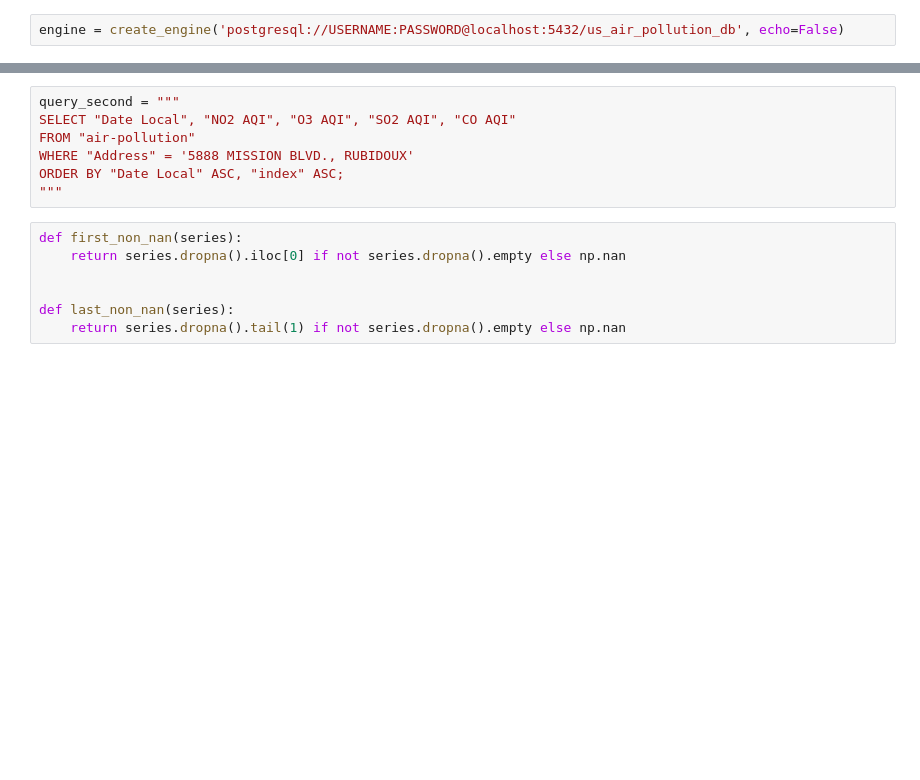
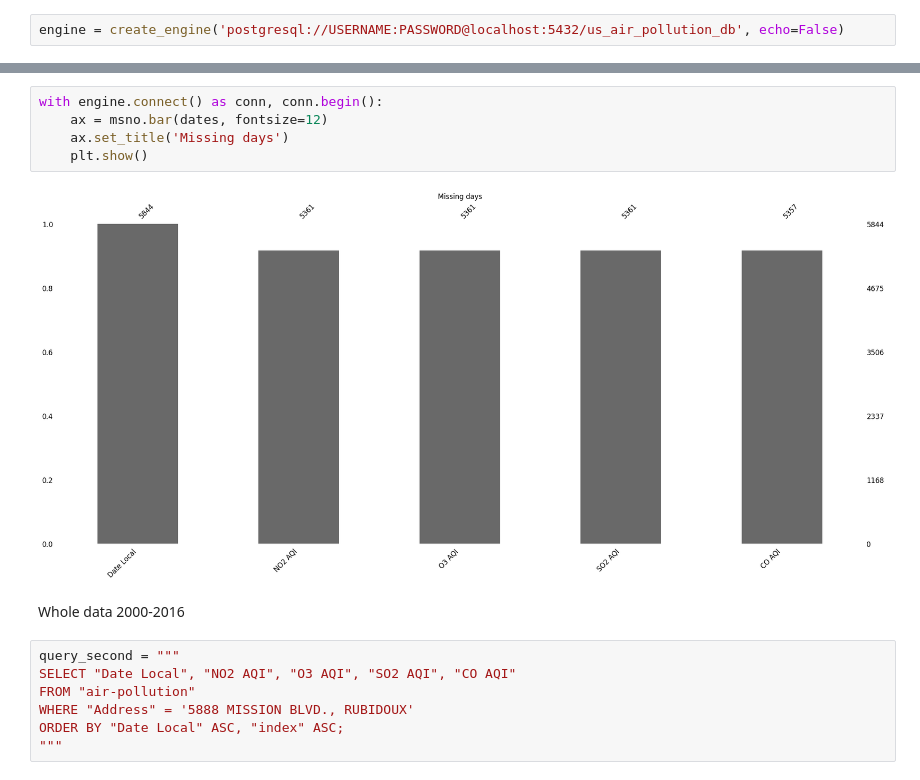
Before and after one commit to javadkhangurbanov/US-Air-Pollution-Forecasting, a Jupyter notebook: air-pollution-notebook.ipynb, the cells around one changed output, grey strips where cells are left out. Cells and saved outputs as stored; diff of their text form; blank space fills up the shorter version.

```diff
--- a/air-pollution-notebook.ipynb
+++ b/air-pollution-notebook.ipynb
@@ -25,3 +43,12 @@ with engine.connect() as conn, conn.begin():
+# %%
+with engine.connect() as conn, conn.begin():
+    ax = msno.bar(dates, fontsize=12)
+    ax.set_title('Missing days')
+    plt.show()
+# %% [output]
+[figure, added]
+# %% [markdown]
+Whole data 2000-2016
 # %%
 query_second = """
 SELECT "Date Local", "NO2 AQI", "O3 AQI", "SO2 AQI", "CO AQI"
@@ -29,13 +56,6 @@ FROM "air-pollution"
 WHERE "Address" = '5888 MISSION BLVD., RUBIDOUX'
 ORDER BY "Date Local" ASC, "index" ASC;
 """
-# %%
-def first_non_nan(series):
-    return series.dropna().iloc[0] if not series.dropna().empty else np.nan
-
-
-def last_non_nan(series):
-    return series.dropna().tail(1) if not series.dropna().empty else np.nan
 # %%
 with engine.connect() as conn, conn.begin():
     df = pd.read_sql(query_second, conn)
```
Also changed, not shown: parts of 20 cells of this notebook.
